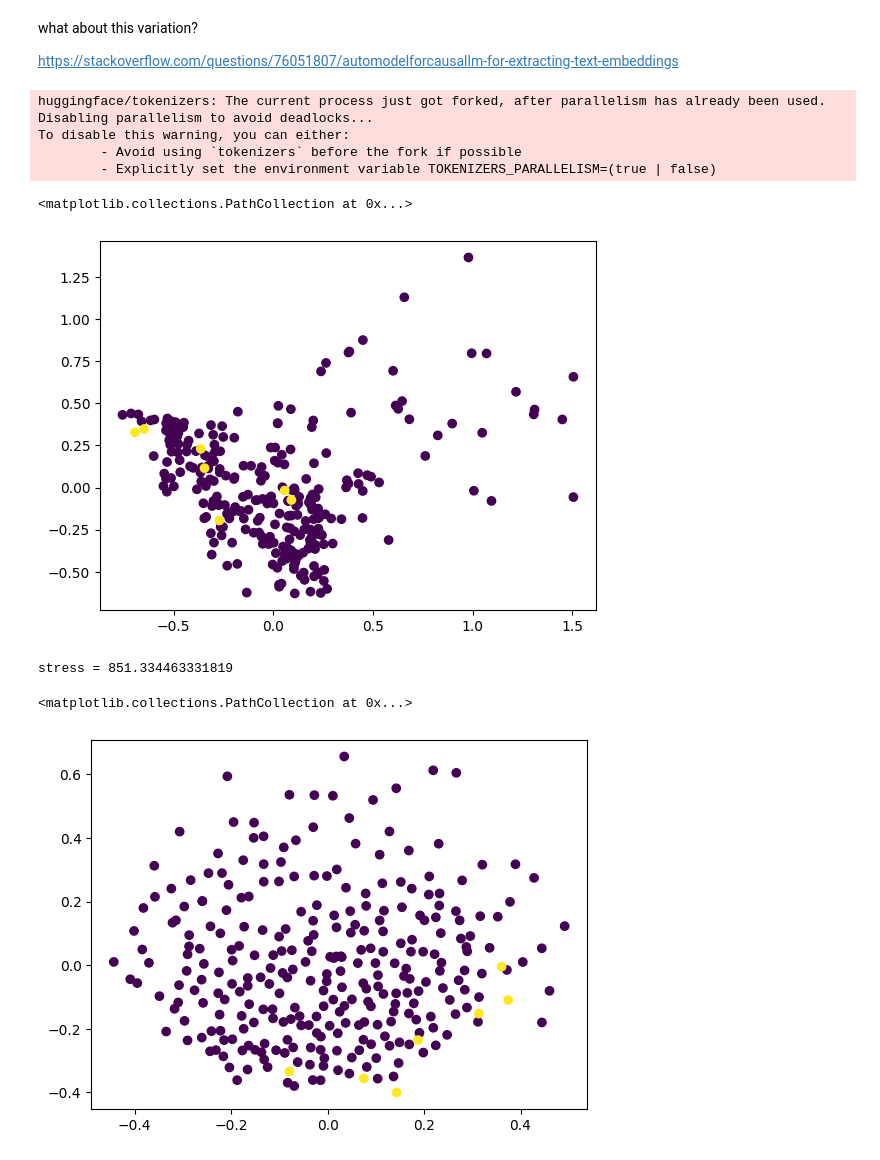
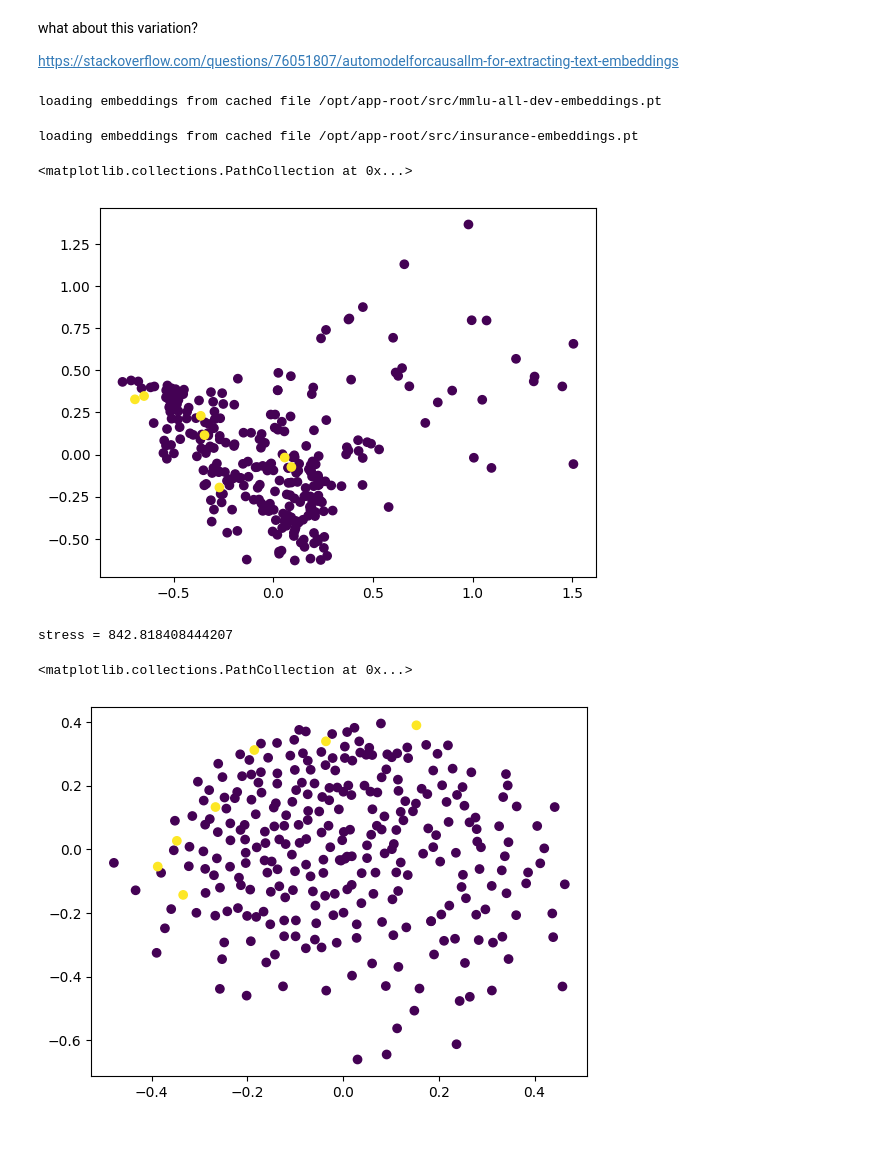
Before and after one commit to erikerlandson/datascience-wg, a Jupyter notebook: hack-scripts/model-embed-poc.ipynb, the cells around one changed output. Cells and saved outputs as stored; diff of their text form; code cells hidden in the pictures.

```diff
--- a/hack-scripts/model-embed-poc.ipynb
+++ b/hack-scripts/model-embed-poc.ipynb
@@ -55,7 +55,15 @@ what about this variation?
 
 https://stackoverflow.com/questions/76051807/automodelforcausallm-for-extracting-text-embeddings
 # %%
-def model_embeddings(prompts, model, tokenizer):
+from pathlib import Path
+def model_embeddings(prompts, model, tokenizer, cache=None):
+    cfname = str(cache)
+    if cache is not None:
+        if Path(cfname).is_file():
+            print(f"loading embeddings from cached file {cfname}")
+            return torch.load(cfname)
+        else:
+            print(f"file {cfname} does not exist, computing embeddings")
     embeddings = []
     for p in prompts:
         input_text = str(p)
@@ -84,4 +92,8 @@ def model_embeddings(prompts, model, tokenizer):
         #print(f"last: {lhavg.shape} {lhavg}")
         embeddings.append(lhavg.numpy())
     # return the list of embeddings as a tensor
-    return torch.tensor(np.array(embeddings))
+    embeddings = torch.tensor(np.array(embeddings))
+    if cache is not None:
+        print(f"writing embeddings to cache file {cfname}")
+        torch.save(embeddings, cfname)
+    return embeddings
@@ -88,7 +111,10 @@ def model_embeddings(prompts, model, tokenizer):
 # %%
-benchmark = pd.read_parquet("/opt/app-root/src/mmlu-all-dev.parquet")
+benchname = "mmlu-all-dev"
+benchmark = pd.read_parquet(f"/opt/app-root/src/{benchname}.parquet")
 # %%
-embeddings = model_embeddings(benchmark["question"], model, tokenizer)
+embeddings = model_embeddings(benchmark["question"], model, tokenizer, cache = f"/opt/app-root/src/{benchname}-embeddings.pt")
+# %% [output]
+loading embeddings from cached file /opt/app-root/src/mmlu-all-dev-embeddings.pt
 # %%
 insurance = [
     "when does my policy expire?",
@@ -100,9 +126,11 @@ insurance = [
     "how can I find the contact info for my agent?",
 ]
 # %%
-embeddings_ins = model_embeddings(insurance, model, tokenizer)
+embeddings_ins = model_embeddings(insurance, model, tokenizer, cache = "/opt/app-root/src/insurance-embeddings.pt")
+# %% [output]
+loading embeddings from cached file /opt/app-root/src/insurance-embeddings.pt
 # %%
-xform = manifold.Isomap(n_components = 2)
+xform = manifold.Isomap(n_components = 2, n_jobs=1)
 e2d = xform.fit_transform(torch.cat((embeddings, embeddings_ins)))
 
 x, y = e2d.transpose()
@@ -110,22 +138,18 @@ colors = ([1] * len(embeddings)) + ([2] * len(embeddings_ins))
 fig, ax = plt.subplots()
 ax.scatter(x,y, c = colors)
 # %% [output]
-huggingface/tokenizers: The current process just got forked, after parallelism has already been used. Disabling parallelism to avoid deadlocks...
-To disable this warning, you can either:
-        - Avoid using `tokenizers` before the fork if possible
-        - Explicitly set the environment variable TOKENIZERS_PARALLELISM=(true | false)
+<matplotlib.collections.PathCollection at 0x...>
-<matplotlib.collections.PathCollection at 0x...>
 [figure]
 # %%
-xform = manifold.MDS(n_components = 2, normalized_stress='auto', n_init=100, max_iter=5000, eps=1e-4)
+xform = manifold.MDS(n_components = 2, normalized_stress='auto', n_init=10, max_iter=5000, eps=1e-6, n_jobs=1)
 e2d = xform.fit_transform(torch.cat((embeddings, embeddings_ins)))
 print(f"stress = {xform.stress_}")
 
 x, y = e2d.transpose()
 colors = ([1] * len(embeddings)) + ([2] * len(embeddings_ins))
 fig, ax = plt.subplots()
 ax.scatter(x,y, c = colors)
 # %% [output]
-stress = 851.334463331819
+stress = 842.818408444207
 <matplotlib.collections.PathCollection at 0x...>
-[figure, old version]
+[figure, new version]
```
Also changed, not shown: parts of 5 cells of this notebook.
